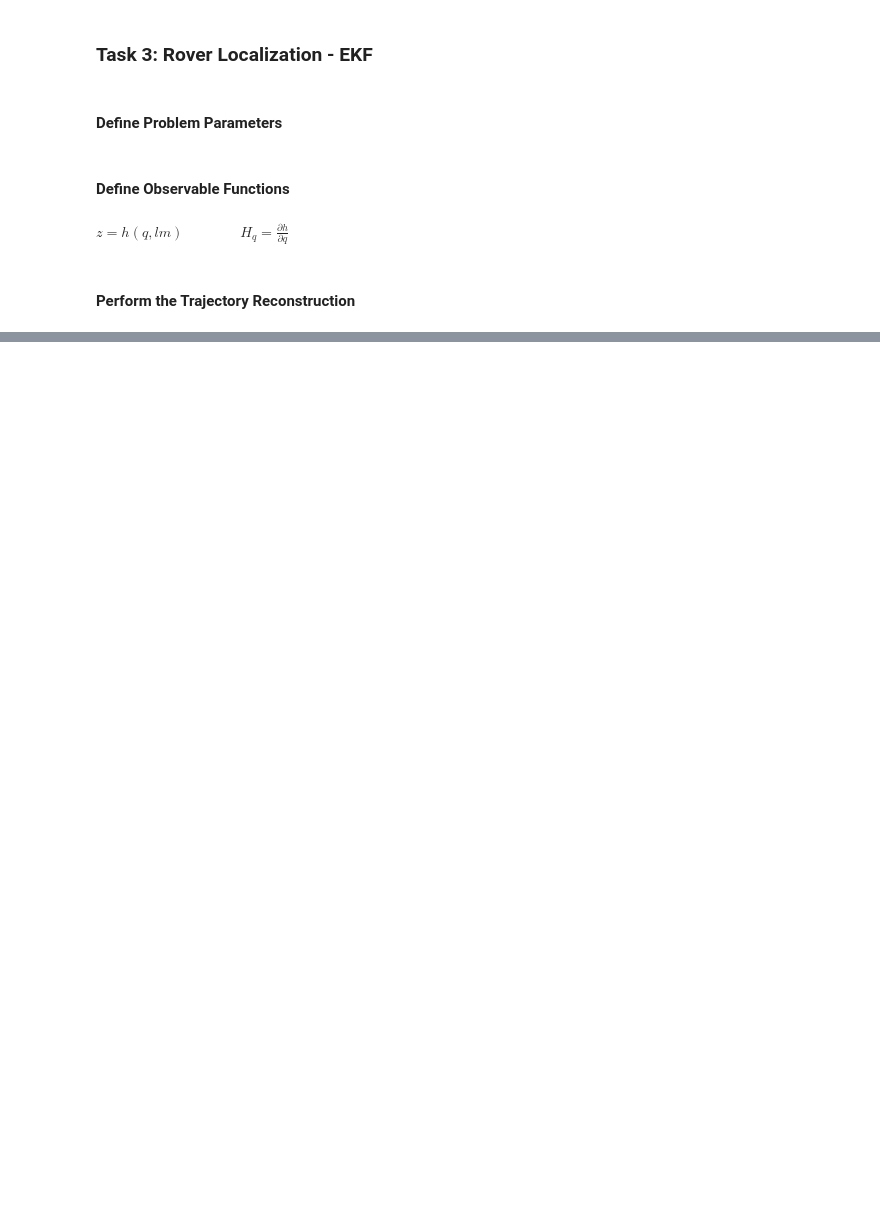
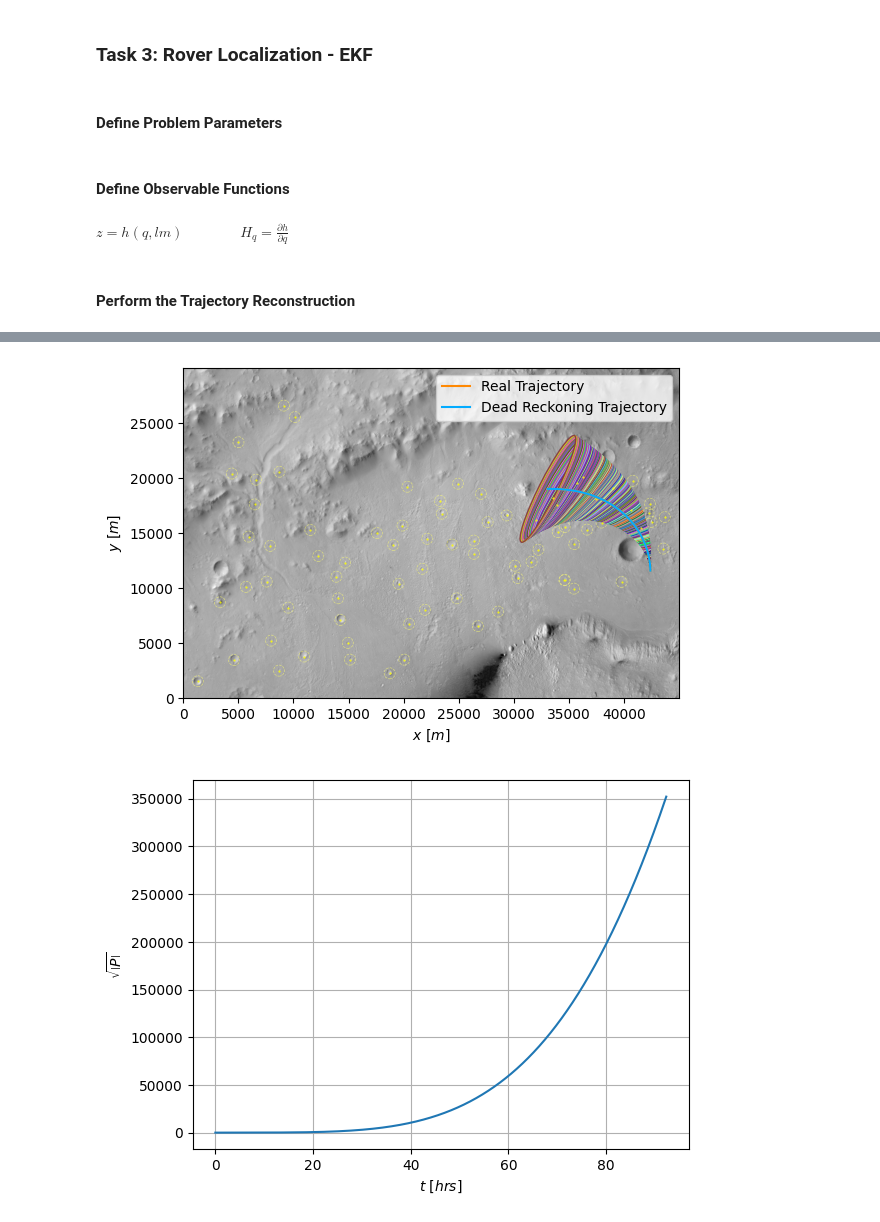
Before and after one commit to Leonardo-Russo/Autonomous-Driving-Rover, a Jupyter notebook: notebook.ipynb, the cells around one changed output, grey strips where cells are left out. Drawn from its saved outputs; the diff is of its cells as text; code cells hidden in the pictures; blank space fills up the shorter version.

```diff
--- a/notebook.ipynb
+++ b/notebook.ipynb
@@ -393,7 +413,7 @@ def get_Hq(q, lm):
     xlm, ylm = np.squeeze(lm)[0:2]
 
     Hq = np.array([
-        [np.abs(x-xlm)*np.sign(x-xlm)/(np.sqrt((x-xlm)**2 + (y-ylm)**2)), np.abs(y-ylm)*np.sign(y-ylm)/(np.sqrt((x-xlm)**2 + (y-ylm)**2)), 0],
+        [(x-xlm)/(np.sqrt((x-xlm)**2 + (y-ylm)**2)), (y-ylm)/(np.sqrt((x-xlm)**2 + (y-ylm)**2)), 0],
         [-(y-ylm)/((x-xlm)**2 + (y-ylm)**2), (x-xlm)/((x-xlm)**2 + (y-ylm)**2), -1]
         ])
 
@@ -508,0 +522,73 @@ plt.show()
+# %%
+def plot_ellipses(q_est, P_est, plt, n_sigma=3, frequency=1):
+    n = int(1 / frequency)      # n° of measurements acquisition per second
+    num_ellipses = len(q_est) // n      # n° of ellipses
+    for i in range(0, len(q_est), n):
+        P = P_est[i]
+        s, U = np.linalg.eig(P[0:2, 0:2])
+        orientation = np.degrees(np.arctan2(U[1, 0], U[0, 0]))
+        width = np.sqrt(s[0])
+        height = np.sqrt(s[1])
+
+        color = np.random.rand(3,)    # random color
+
+        # Plot the Ellipse
+        ellipse = Ellipse(xy=q_est[i, :2], width=width*n_sigma, height=height*n_sigma, angle=orientation, facecolor='none', edgecolor=color, alpha=0.8)
+        plt.gca().add_patch(ellipse)
+
+
+# Visualize the Dead Reckoning Trajectory
+plt.figure("Dead Reckoning Trajectory")
+plot_map(map_image, Xvec, Yvec)
+plt.plot(xLM, yLM, linestyle='none', marker='.', markersize=1, color='#ffff00')
+for x, y in zip(xLM, yLM):
+    circle = Circle((x, y), lidar_maxrange, linestyle='--',facecolor='none', edgecolor='#ffff6e', linewidth=0.5, alpha=0.6)
+    plt.gca().add_patch(circle)
+plt.plot(q_real[:, 0], q_real[:, 1], label='Real Trajectory', linestyle='-', color='#ff8903')
+plt.plot(q_dr[:, 0], q_dr[:, 1], label='Dead Reckoning Trajectory', linestyle='-', color='#03abff')
+plot_ellipses(q_dr, P_dr, plt, frequency=1e-3)
+plt.xlabel(r'$x \ [m]$')
+plt.ylabel(r'$y \ [m]$')
+plt.legend()
+plt.gca().set_aspect('equal', adjustable='box')
+plt.savefig('Images/DR.jpg', format='jpg', dpi=figres)
+plt.show()
+
+# Visualize the Covariance Matrix during Dead Reckoning
+plt.figure("Dead Reckoning Covariance Matrix Evolution")
+plt.plot(tspan/60**2, sqrt_det_P_dr)
+plt.xlabel(r'$t \ [hrs]$')
+plt.ylabel(r'$\sqrt{\left| P \right|}$')
+plt.grid(True)
+plt.savefig('Images/P_DR.jpg', format='jpg', dpi=figres)
+plt.show()
+
+
+# Visualize the Reconstructed Trajectory
+plt.figure("EKF Trajectory")
+plot_map(map_image, Xvec, Yvec)
+plt.plot(xLM, yLM, linestyle='none', marker='.', markersize=1, color='#ffff00')
+for x, y in zip(xLM, yLM):
+    circle = Circle((x, y), lidar_maxrange, linestyle='--',facecolor='none', edgecolor='#ffff6e', linewidth=0.5, alpha=0.6)
+    plt.gca().add_patch(circle)
+plt.plot(q_real[:, 0], q_real[:, 1], label='Real Trajectory', linestyle='-', color='#ff8903')
+plt.plot(q_est[:, 0], q_est[:, 1], label='Reconstructed Trajectory', linestyle='-', color='#03abff')
+plot_ellipses(q_est, P_est, plt, frequency=1e-3)
+plt.xlabel(r'$x \ [m]$')
+plt.ylabel(r'$y \ [m]$')
+plt.legend()
+plt.gca().set_aspect('equal', adjustable='box')
+plt.savefig('Images/EKF.png', format='png', dpi=figres)
+plt.show()
+
+# Visualize the Covariance Matrix during EKF
+plt.figure("EKF Covariance Matrix Evolution")
+plt.plot(tspan/60**2, sqrt_det_P_est)
+plt.xlabel(r'$t \ [hrs]$')
+plt.ylabel(r'$\sqrt{\left| P \right|}$')
+plt.grid(True)
+plt.savefig('Images/P_EKF.jpg', format='jpg', dpi=figres)
+plt.show()
+# %% [output]
+[figure, added]
+[figure, added]
```
Also changed, not shown: parts of 8 cells of this notebook, 14 other files.
